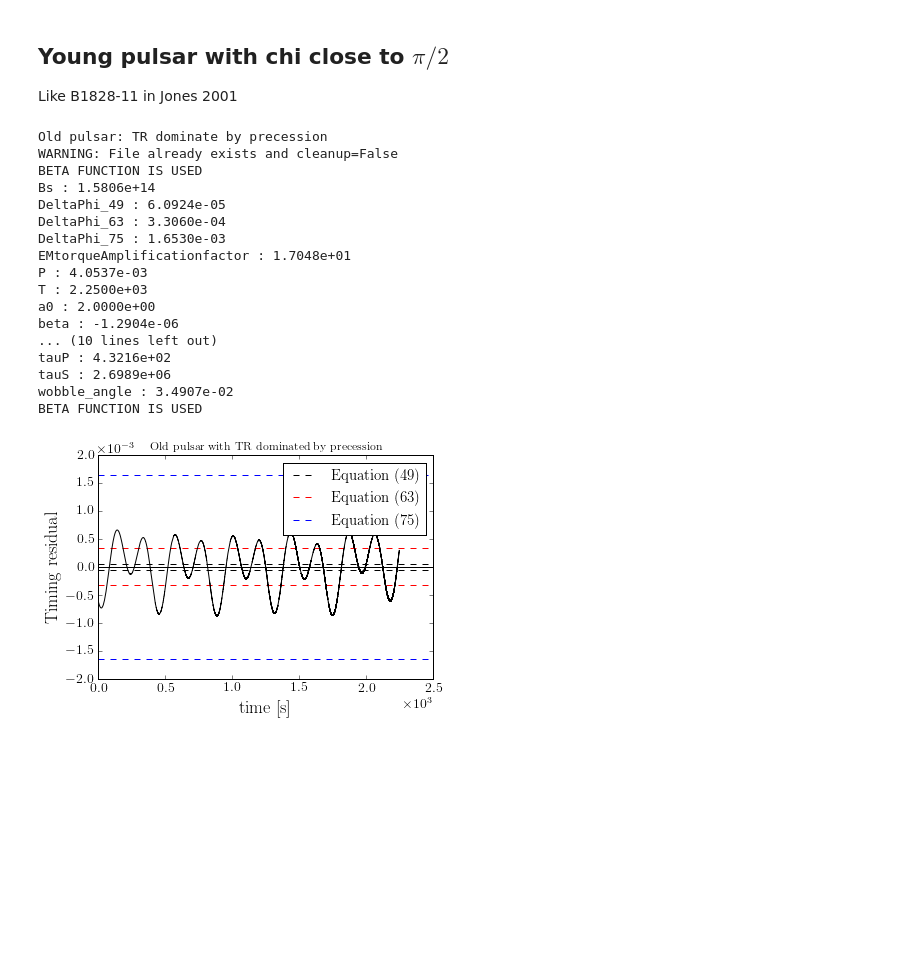
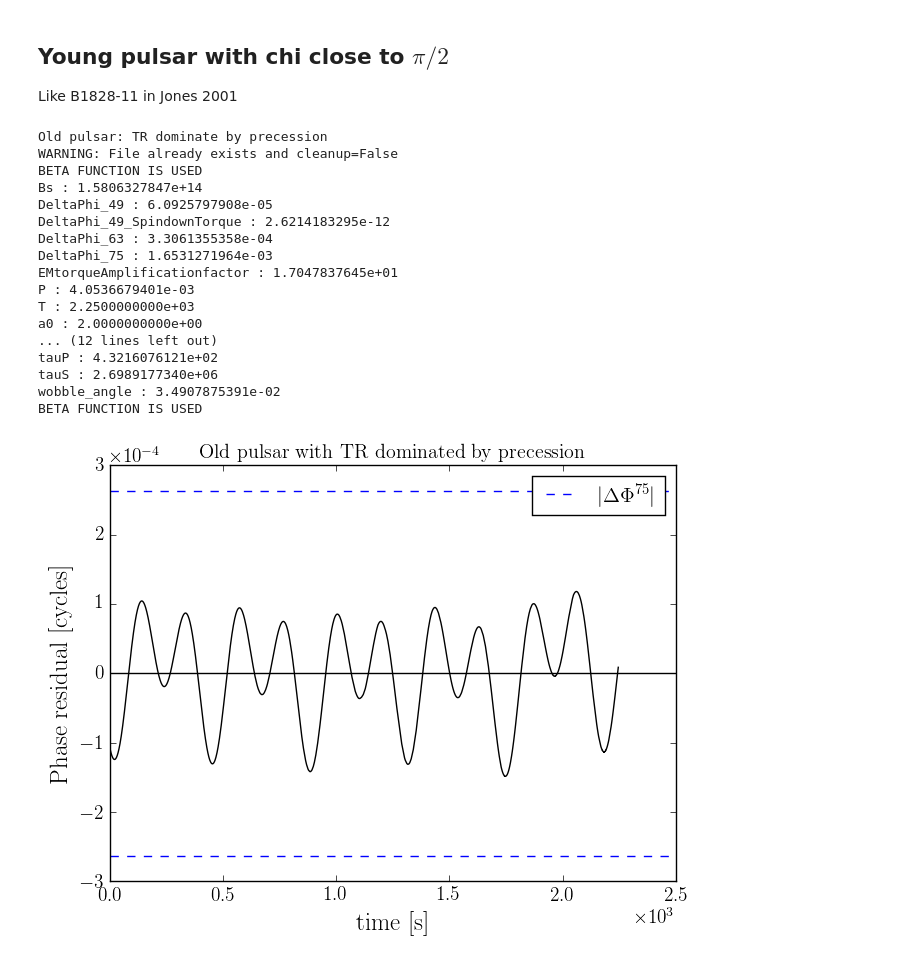
Before and after one commit to GregoryAshton/neutron_star_modelling, a Jupyter notebook: TimingResiduals/Verification.ipynb, the cells around one changed output. Saved outputs shown, nothing was run; the diff lists cells and outputs as text; code cells hidden in the pictures; blank space fills up the shorter version.

```diff
--- a/TimingResiduals/Verification.ipynb
+++ b/TimingResiduals/Verification.ipynb
@@ -31,7 +38,7 @@ epsA = B0**2 * R**5 / (4 * I0 * c**2)
 # Simulation values
 T = 3000 * 86400
 n = 500000
-error = 1e-10
+error = 1e-12
 
 print "True values for B1828-11"
 file_name = main(chi0=chi0, epsI3=epsI3, epsA=epsA, omega0=omega0, T=T,
@@ -149,41 +161,41 @@ Like B1828-11 in Jones 2001
 # %%
 # Manual changes
 new_chi0 = 89.9
 new_epsI3 = epsI3 * 1e3
 new_epsA = epsA * 1e3
 new_omega0 = omega0 * 1e2
 new_tauP = 2 * np.pi/(new_epsI3 * new_omega0)
 new_T = 5.2 * new_tauP
 
 print "Old pulsar: TR dominate by precession"
 file_name = main(chi0=new_chi0, epsI3=new_epsI3, epsA=new_epsA, omega0=new_omega0, T=new_T,
                  n=n, error=error, a0=a0, cleanup=False, DryRun=False,
                  )
 
 File_Functions.PrintParameterDictionary(file_name)
 
 
 ax1 = plt.subplot(111)
-ax1 = Plot.timing_residual(file_name, ax=ax1, analytic=True)
+ax1 = Plot.PhaseResidual(file_name, ax=ax1, analytic='75')
 ax1.set_title('Old pulsar with TR dominated by precession')
 plt.legend()
 plt.show()
 # %% [output]
 Old pulsar: TR dominate by precession
 WARNING: File already exists and cleanup=False
 BETA FUNCTION IS USED
-Bs : 1.5806e+14
-DeltaPhi_49 : 6.0924e-05
-DeltaPhi_63 : 3.3060e-04
-DeltaPhi_75 : 1.6530e-03
-EMtorqueAmplificationfactor : 1.7048e+01
-P : 4.0537e-03
-T : 2.2500e+03
-a0 : 2.0000e+00
-beta : -1.2904e-06
-... (10 lines left out)
-tauP : 4.3216e+02
-tauS : 2.6989e+06
-wobble_angle : 3.4907e-02
+Bs : 1.5806327847e+14
+DeltaPhi_49 : 6.0925797908e-05
+DeltaPhi_49_SpindownTorque : 2.6214183295e-12
+DeltaPhi_63 : 3.3061355358e-04
+DeltaPhi_75 : 1.6531271964e-03
+EMtorqueAmplificationfactor : 1.7047837645e+01
+P : 4.0536679401e-03
+T : 2.2500000000e+03
+a0 : 2.0000000000e+00
+... (12 lines left out)
+tauP : 4.3216076121e+02
+tauS : 2.6989177340e+06
+wobble_angle : 3.4907875391e-02
 BETA FUNCTION IS USED
-[figure, old version]
+[figure, new version]
```
Also changed, not shown: parts of 7 cells of this notebook, 8 other files.
